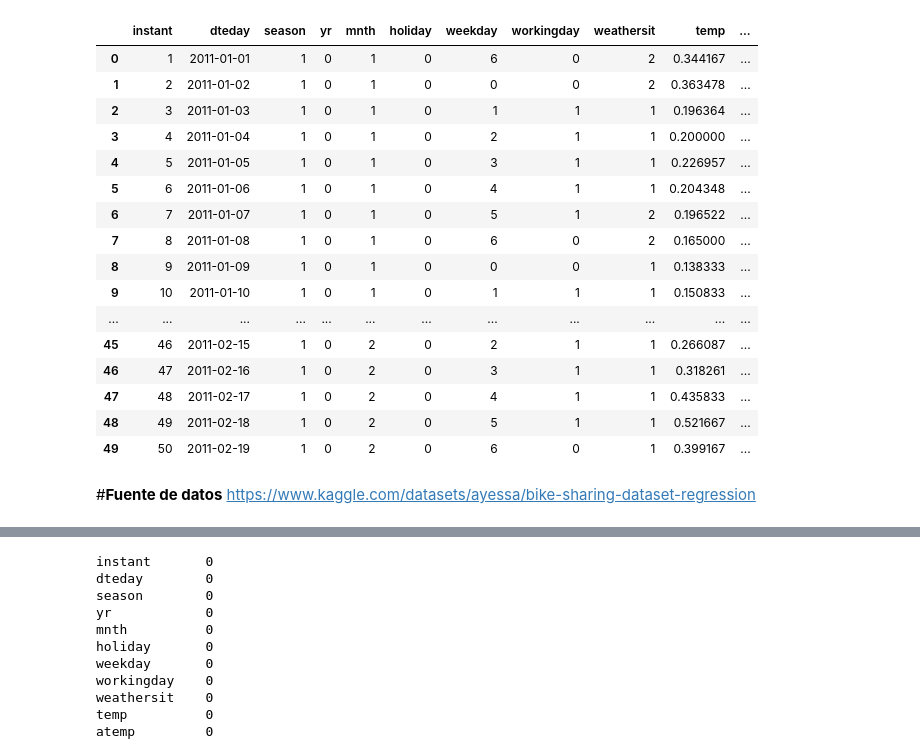
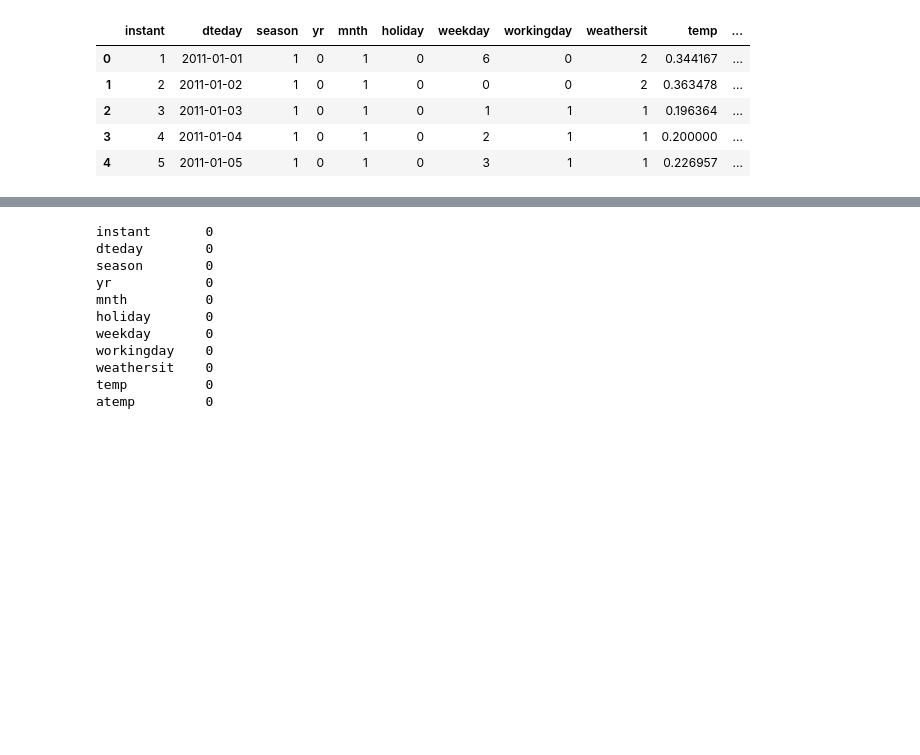
Before and after one commit to gustaavoq94/proyecto2, a Jupyter notebook: proyecto2.2.ipynb, the cells around one changed output, grey strips where cells are left out. Drawn from its saved outputs; the diff is of its cells as text; code cells hidden in the pictures; blank space fills up the shorter version.

```diff
--- a/proyecto2.2.ipynb
+++ b/proyecto2.2.ipynb
@@ -36,25 +27,11 @@ from sklearn.kernel_ridge import KernelRidge
 # %%
 filename = '/content/day.csv'
 df = pd.read_csv(filename)
-df.head(50)
+df.head()
 # %% [output]
 |  | instant | dteday | season | yr | mnth | holiday | weekday | workingday | weathersit | temp | ... |
 | 0 | 1 | 2011-01-01 | 1 | 0 | 1 | 0 | 6 | 0 | 2 | 0.344167 | ... |
 | 1 | 2 | 2011-01-02 | 1 | 0 | 1 | 0 | 0 | 0 | 2 | 0.363478 | ... |
 | 2 | 3 | 2011-01-03 | 1 | 0 | 1 | 0 | 1 | 1 | 1 | 0.196364 | ... |
 | 3 | 4 | 2011-01-04 | 1 | 0 | 1 | 0 | 2 | 1 | 1 | 0.200000 | ... |
 | 4 | 5 | 2011-01-05 | 1 | 0 | 1 | 0 | 3 | 1 | 1 | 0.226957 | ... |
-| 5 | 6 | 2011-01-06 | 1 | 0 | 1 | 0 | 4 | 1 | 1 | 0.204348 | ... |
-| 6 | 7 | 2011-01-07 | 1 | 0 | 1 | 0 | 5 | 1 | 2 | 0.196522 | ... |
-| 7 | 8 | 2011-01-08 | 1 | 0 | 1 | 0 | 6 | 0 | 2 | 0.165000 | ... |
-| 8 | 9 | 2011-01-09 | 1 | 0 | 1 | 0 | 0 | 0 | 1 | 0.138333 | ... |
-| 9 | 10 | 2011-01-10 | 1 | 0 | 1 | 0 | 1 | 1 | 1 | 0.150833 | ... |
-| ... | ... | ... | ... | ... | ... | ... | ... | ... | ... | ... | ... |
-| 45 | 46 | 2011-02-15 | 1 | 0 | 2 | 0 | 2 | 1 | 1 | 0.266087 | ... |
-| 46 | 47 | 2011-02-16 | 1 | 0 | 2 | 0 | 3 | 1 | 1 | 0.318261 | ... |
-| 47 | 48 | 2011-02-17 | 1 | 0 | 2 | 0 | 4 | 1 | 1 | 0.435833 | ... |
-| 48 | 49 | 2011-02-18 | 1 | 0 | 2 | 0 | 5 | 1 | 1 | 0.521667 | ... |
-| 49 | 50 | 2011-02-19 | 1 | 0 | 2 | 0 | 6 | 0 | 1 | 0.399167 | ... |
-# %% [markdown]
-#**Fuente de datos**
-https://www.kaggle.com/datasets/ayessa/bike-sharing-dataset-regression
```
Also changed, not shown: parts of 17 cells of this notebook.
